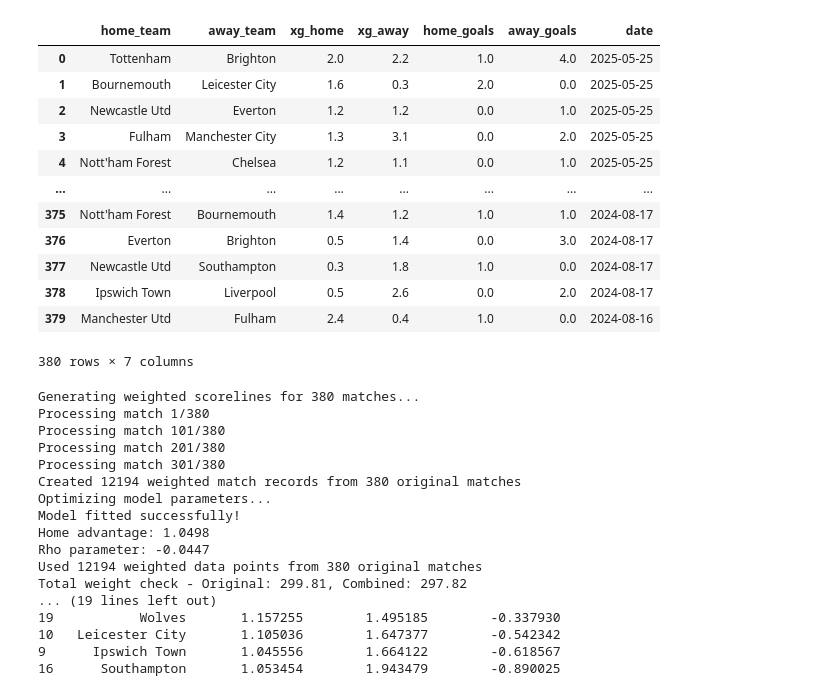
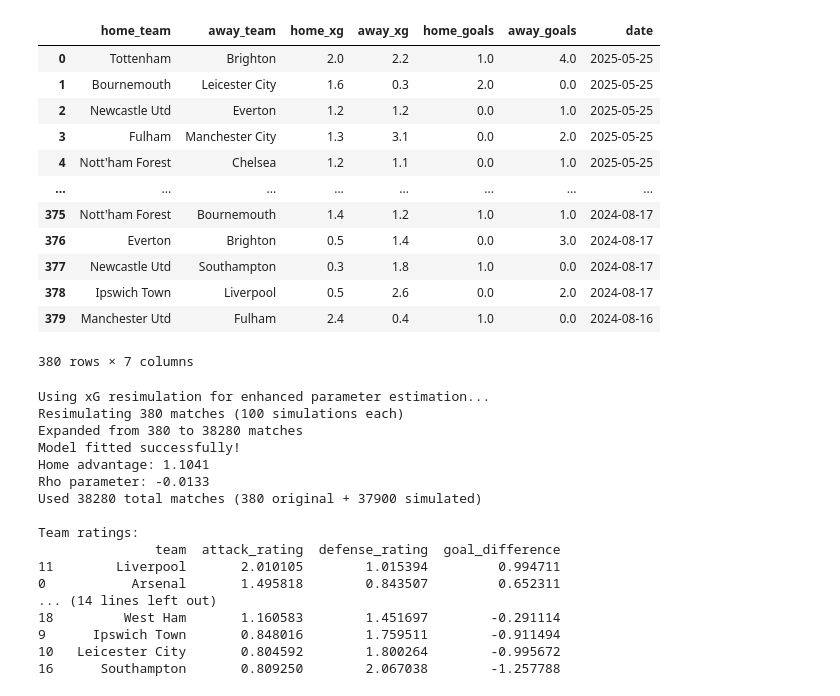
Before and after one commit to louis-porter/algobetting, a Jupyter notebook: algo/models/team_strength/dixon-coles/dixon_coles_xg_totals_resim.ipynb, the cells around one changed output. Cells and saved outputs as stored; diff of their text form; code cells hidden in the pictures.

Commit message:
got resim actually working

```diff
--- a/algo/models/team_strength/dixon-coles/dixon_coles_xg_totals_resim.ipynb
+++ b/algo/models/team_strength/dixon-coles/dixon_coles_xg_totals_resim.ipynb
@@ -2,36 +2,36 @@
 import numpy as np
 import pandas as pd
 from scipy.optimize import minimize
 from scipy.special import factorial
 from datetime import datetime, timedelta
 import warnings
 warnings.filterwarnings('ignore')
 import sqlite3
 
 conn = sqlite3.connect(r'C:\Users\Owner\dev\algobetting\infra\data\db\algobetting.db')
 
 df = pd.read_sql_query("""
                 SELECT
                     team as home_team,
                     opp_team as away_team,
-                    summary_xg as xg_home,
-                    opp_summary_xg as xg_away,
+                    summary_xg as home_xg,
+                    opp_summary_xg as away_xg,
                     summary_goals as home_goals,
                     opp_summary_goals as away_goals,
                     match_date as date
                 FROM fbref_match_all_columns
                 WHERE division = 'Premier League'
                     AND season = '2024-2025'
                     AND summary_xg IS NOT NULL
                     AND opp_summary_xg IS NOT NULL
                     AND is_home = 1
                        """, conn)
 
 conn.close()
 
 df
 # %% [output]
-|  | home_team | away_team | xg_home | xg_away | home_goals | away_goals | date |
+|  | home_team | away_team | home_xg | away_xg | home_goals | away_goals | date |
 | 0 | Tottenham | Brighton | 2.0 | 2.2 | 1.0 | 4.0 | 2025-05-25 |
 | 1 | Bournemouth | Leicester City | 1.6 | 0.3 | 2.0 | 0.0 | 2025-05-25 |
 | 2 | Newcastle Utd | Everton | 1.2 | 1.2 | 0.0 | 1.0 | 2025-05-25 |
@@ -461,29 +446,29 @@ class DixonColesXGModel:
         }
 # %%
-model = DixonColesXGModel(xi=0.0018)  # Slightly faster decay
+model = DixonColesModelWithResim(n_simulations=100, use_resimulation=True)  # Slightly faster decay
 model.fit(df)
 
 # Get team ratings
 print("\nTeam ratings:")
 print(model.get_team_ratings())
 # %% [output]
-Generating weighted scorelines for 380 matches...
-Processing match 1/380
-Processing match 101/380
-Processing match 201/380
-Processing match 301/380
-Created 12194 weighted match records from 380 original matches
-Optimizing model parameters...
+Using xG resimulation for enhanced parameter estimation...
+Resimulating 380 matches (100 simulations each)
+Expanded from 380 to 38280 matches
 Model fitted successfully!
-Home advantage: 1.0498
-Rho parameter: -0.0447
-Used 12194 weighted data points from 380 original matches
-Total weight check - Original: 299.81, Combined: 297.82
-... (19 lines left out)
-19           Wolves       1.157255        1.495185        -0.337930
-10   Leicester City       1.105036        1.647377        -0.542342
-9      Ipswich Town       1.045556        1.664122        -0.618567
-16      Southampton       1.053454        1.943479        -0.890025
+Home advantage: 1.1041
+Rho parameter: -0.0133
+Used 38280 total matches (380 original + 37900 simulated)
+
+Team ratings:
+               team  attack_rating  defense_rating  goal_difference
+11        Liverpool       2.010105        1.015394         0.994711
+0           Arsenal       1.495818        0.843507         0.652311
+... (14 lines left out)
+18         West Ham       1.160583        1.451697        -0.291114
+9      Ipswich Town       0.848016        1.759511        -0.911494
+10   Leicester City       0.804592        1.800264        -0.995672
+16      Southampton       0.809250        2.067038        -1.257788
 # %%
 # Make a prediction
 home_team = "Arsenal"
```
Also changed, not shown: parts of 3 cells of this notebook.
